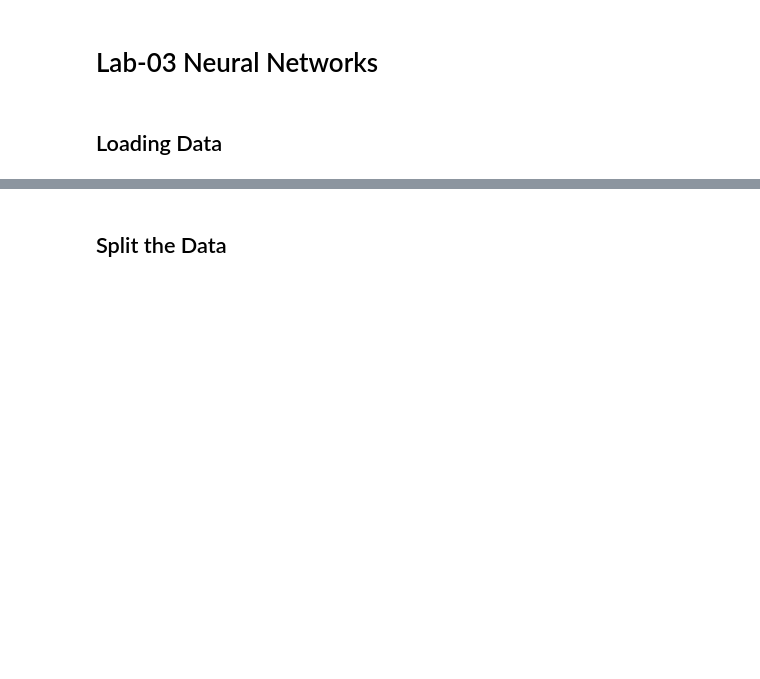
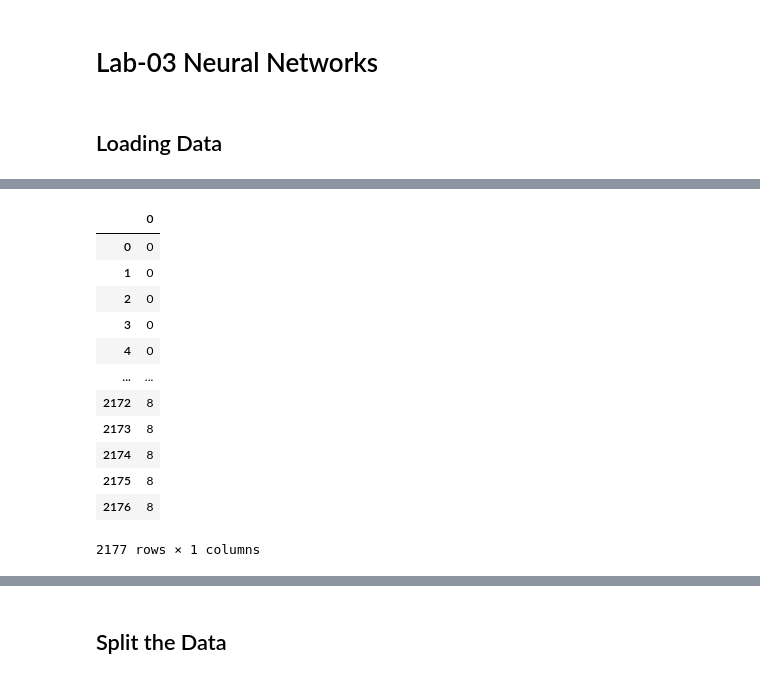
Before and after one commit to mlubarsky/cs463-lab-03-nn-mlubarsky, a Jupyter notebook: Lab03-NN.ipynb, the cells around one changed output, grey strips where cells are left out. Cells and saved outputs as stored; diff of their text form; code cells hidden in the pictures; blank space fills up the shorter version.

```diff
--- a/Lab03-NN.ipynb
+++ b/Lab03-NN.ipynb
@@ -45,4 +45,35 @@ Total Postures:  9
 Total images_pixels:  2177
+# %%
+import pandas as pd
+
+images_df = pd.DataFrame(images)
+images_df # It appears to be a list of pictures in different file formats.
+
+
+pose_name_df = pd.DataFrame(pose_name)
+pose_name_df # A list of 8 possible yoga poses to classify. The target.
+
+images_path_df = pd.DataFrame(images_path)
+images_path_df # Directory path to all the files that are in the images list.
+
+images_pixels # multi dimensional array of pixels. Higher than 2d.
+
+labels_df = pd.DataFrame(labels)
+labels_df # values 0-8 based on the 8 different yoga poses.
+# %% [output]
+|  | 0 |
+| 0 | 0 |
+| 1 | 0 |
+| 2 | 0 |
+| 3 | 0 |
+| 4 | 0 |
+| ... | ... |
+| 2172 | 8 |
+| 2173 | 8 |
+| 2174 | 8 |
+| 2175 | 8 |
+| 2176 | 8 |
+2177 rows × 1 columns
 # %%
 import random
 
```
Also changed, not shown: parts of 21 cells of this notebook.
